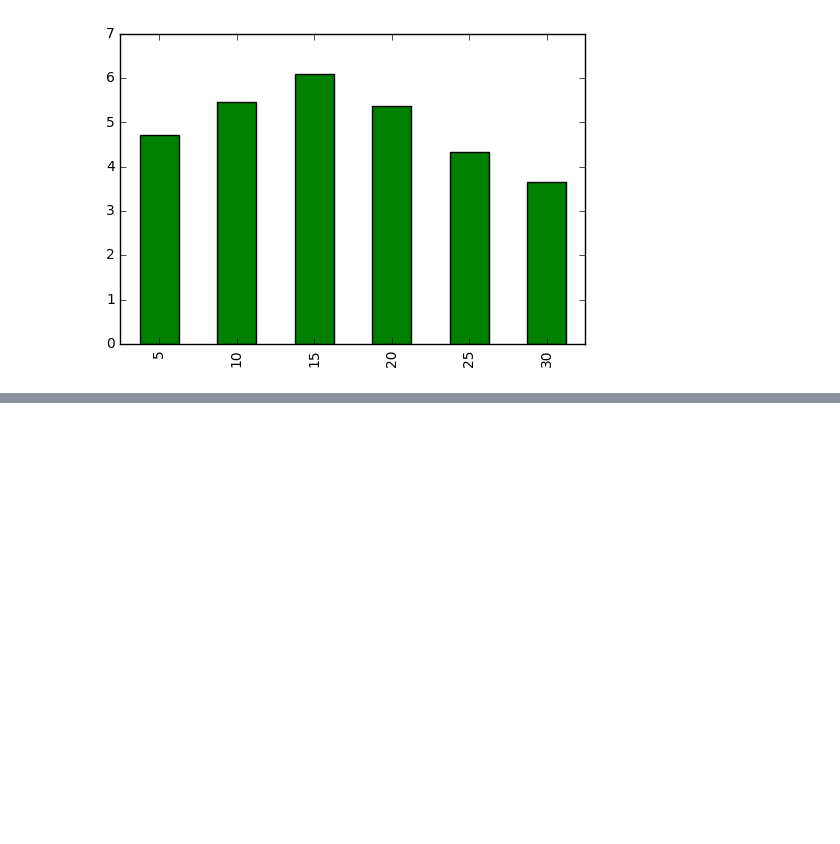
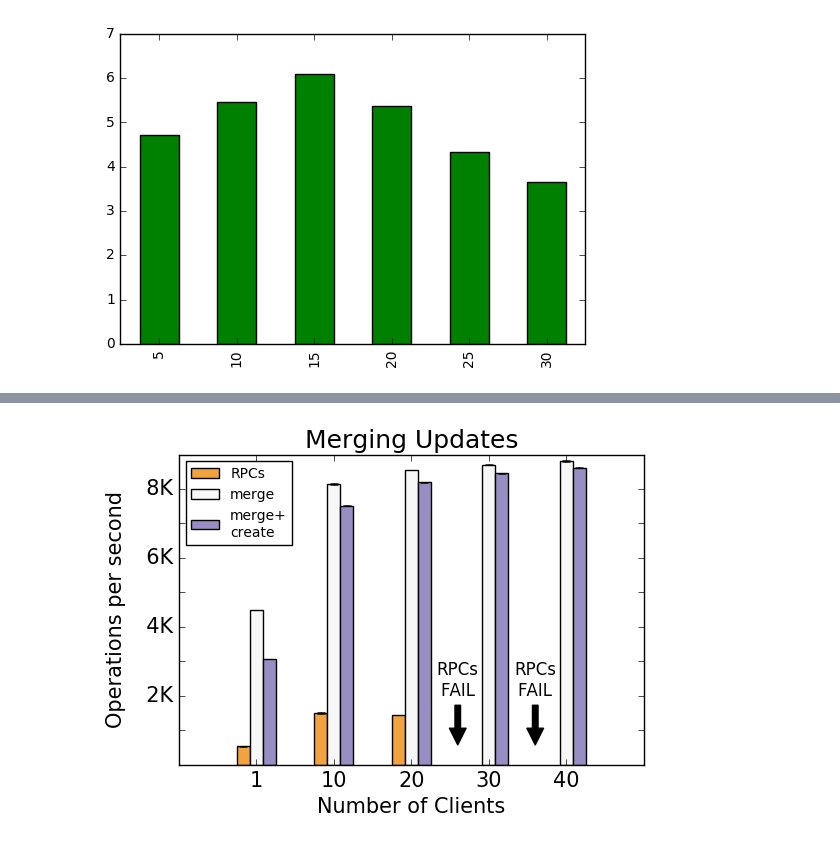
Before and after one commit to michaelsevilla/cudele-popper, a Jupyter notebook: experiments/cudele-mergescale/visualize/viz.ipynb, the cells around one changed output, grey strips where cells are left out. Drawn from its saved outputs; the diff is of its cells as text; code cells hidden in the pictures; blank space fills up the shorter version.

```diff
--- a/experiments/cudele-mergescale/visualize/viz.ipynb
+++ b/experiments/cudele-mergescale/visualize/viz.ipynb
@@ -163,0 +170,74 @@ fig.savefig('graphs/mergescale.png', bbox_inches='tight', dpi=400)
+# %%
+# Get the speed of creating files in parallel
+with open('../../cudele-mechanisms/results/summary.txt') as f:
+    df_create = pd.read_csv(f, names=['job', 'nfiles', 'time', 'runtime'])
+    df_create['runtime'] = df_create['runtime'].apply(to_seconds)
+df_create = df_create[df_create['job'] == 'create']
+df_create = df_create[df_create['nfiles'] == 100000]
+#df['Merge+Create'] = (df['# of Clients']*100000)/(df['runtime']+float(df_create['runtime']))
+#df['decoupled: create & merge'] = (df['# of Clients']*100000)/(df['runtime']+float(df_create['runtime']+(2.727+1.155+1.157)))
+
+# Runtime of Decoupled
+df = 0
+for run in [0, 1, 2]:
+    d = pd.read_csv("../results-run"+str(run)+"/summary.txt", names=['job', 'nfiles', '# of Clients', 'time', 'runtime'])
+    if run == 0:
+        df = d
+    df['tput-run'+str(run)] = [40*100000, 30*100000, 20*100000, 10*100000, 1*100000]/(d['runtime'].apply(to_seconds))
+    df['tput-create-run'+str(run)] = [40*100000, 30*100000, 20*100000, 10*100000, 1*100000]/(d['runtime'].apply(to_seconds) + ((2.727+1.155+1.157)/3) + float(df_create['runtime']))
+
+del df['job'], df['time'], df['nfiles'], df['runtime']
+df['merge'] = df[['tput-run0', 'tput-run1', 'tput-run2']].mean(axis=1)
+df['merge_stds'] = df[['tput-run0', 'tput-run1', 'tput-run2']].std(axis=1)
+df['merge+\ncreate'] = df[['tput-create-run0', 'tput-create-run1', 'tput-create-run2']].mean(axis=1)
+df['merge+\ncreate_stds'] = df[['tput-create-run0', 'tput-create-run1', 'tput-create-run2']].std(axis=1)
+del df['tput-run0'], df['tput-run1'], df['tput-run2'], df['tput-create-run0'], df['tput-create-run1'], df['tput-create-run2']
+
+# Thruput of RPCs
+norm = np.mean(parse_mdtest(glob.glob("../../baseline-creates/results-cloudlab-clients1-nolog/*isolated*")))
+mean = pd.DataFrame(columns=["# of Clients", "isolated"])
+clients = [40, 30, 20, 10, 1]
+for i in clients:
+    if i == 20:
+        j1 = parse_mdtest(glob.glob("../../baseline-creates/results-cloudlab-clients18/*isolated*"))
+        norm = 18*100000
+    elif i > 20:
+        j1 = 0
+        norm = 18*100000
+    else:
+        j1 = parse_mdtest(glob.glob("../../baseline-creates/results-cloudlab-clients" + str(i) + "/*isolated*"))
+        norm = i*100000
+    mean.loc[len(mean)] = [i, norm/np.mean(j1)]
+
+#mean = mean.set_index('# of Clients')
+df['RPCs'] = mean['isolated']
+
+df = df.iloc[::-1]
+font = {'size'   : 15}
+matplotlib.rc('font', **font)
+fig, ax = plt.subplots(1, 1)
+df[['RPCs', 'merge', 'merge+\ncreate']].plot.bar(ax=ax, yerr=df[['merge_stds', 'merge_stds', 'merge+\ncreate_stds']].values.T, colors=['#f1a340', '#f7f7f7', '#998ec3'])
+
+ax.set_xticklabels(df['# of Clients'], rotation=0)
+ax.set_ylabel("Operations per second")
+ax.legend(loc='upper left', fontsize=10)
+ax.annotate('RPCs\nFAIL', xy=(2.6, 500), xytext=(2.6, 2000),horizontalalignment='center', fontsize=12, arrowprops=dict(facecolor='black', shrink=0.05))
+ax.annotate('RPCs\nFAIL', xy=(3.6, 500), xytext=(3.6, 2000),horizontalalignment='center', fontsize=12, arrowprops=dict(facecolor='black', shrink=0.05))
+ax.set_xlabel("Number of Clients")
+ax.set_xlim(-1, 5)
+#ax.set_ylim(0, 12000)
+labels= ['{:3.0f}K'.format(x/1000) for x in ax.get_yticks()]
+labels[0] = ""
+labels[1] = ""
+labels[3] = ""
+labels[5] = ""
+labels[7] = ""
+labels[9] = ""
+
+
+ax.set_yticklabels(labels)
+ax.set_title("Merging Updates")
+fig.savefig('graphs/mergescale.png', bbox_inches='tight', dpi=400)
+
+df
+# %% [output]
@@ -163,0 +250 @@ fig.savefig('graphs/mergescale.png', bbox_inches='tight', dpi=400)
+[figure, added]
```
Also changed, not shown: parts of 2 cells of this notebook, 8 other files.
